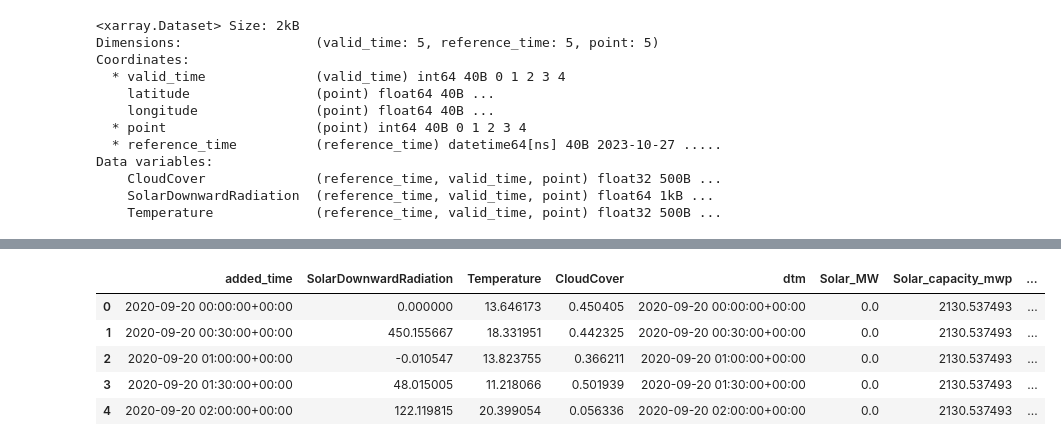
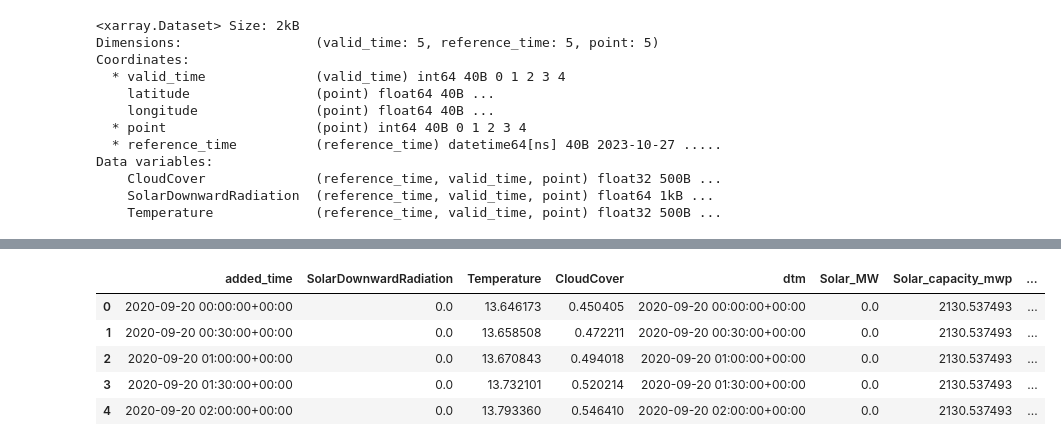
Before and after one commit to Honthagr/ProjetE4-DataScience, a Jupyter notebook: energy_data.ipynb, the cells around one changed output, grey strips where cells are left out. Cells and saved outputs as stored; diff of their text form; code cells hidden in the pictures.

```diff
--- a/energy_data.ipynb
+++ b/energy_data.ipynb
@@ -60,27 +62,28 @@ modelling_table.head()
 # %%
 solar_radiation = dwd_solar_train["SolarDownwardRadiation"].mean(dim="point").to_dataframe().reset_index()
 temperature = dwd_solar_train["Temperature"].mean(dim="point").to_dataframe().reset_index()
 cloud_cover = dwd_solar_train["CloudCover"].mean(dim="point").to_dataframe().reset_index()
 
 dwd_solar_train_features = pd.merge(solar_radiation, temperature, on=["ref_datetime", "valid_datetime"])
 dwd_solar_train_features = pd.merge(dwd_solar_train_features, cloud_cover, on=["ref_datetime", "valid_datetime"])
 dwd_solar_train_features = dwd_solar_train_features[ dwd_solar_train_features["valid_datetime"] != 120 ]
 dwd_solar_train_features["ref_datetime"] = dwd_solar_train_features["ref_datetime"].dt.tz_localize("UTC")
-dwd_solar_train_features["added_time"] = dwd_solar_train_features["ref_datetime"] + pd.TimedeltaIndex(dwd_solar_train_features["valid_datetime"],unit="hours") * 0.05
+dwd_solar_train_features["added_time"] = dwd_solar_train_features["ref_datetime"] + pd.TimedeltaIndex(dwd_solar_train_features["valid_datetime"],unit="hours")
 energy_data["dtm"] = pd.to_datetime(energy_data["dtm"])
 modelling_table = dwd_solar_train_features
 modelling_table = modelling_table.set_index("added_time").groupby("ref_datetime").resample("30T").interpolate("linear")
 modelling_table = modelling_table.drop(columns="ref_datetime").reset_index()
 modelling_table = modelling_table.merge(energy_data,how="inner",left_on="added_time",right_on="dtm")
 modelling_table = modelling_table[modelling_table["added_time"] - modelling_table["ref_datetime"] < np.timedelta64(50,"h")]
 
 modelling_table = modelling_table.drop(columns=['MIP', 'SS_Price', 'DA_Price', 'Wind_MW', 'boa_MWh', "ref_datetime", "valid_datetime"])
-# modelling_table.to_csv("energy_data\clean_solar_energy_train.csv")
+modelling_table = modelling_table.groupby(by="added_time").mean().reset_index()
+modelling_table.to_csv("energy_data\clean_solar_energy_train.csv")
 modelling_table.head()
 # %% [output]
 |  | added_time | SolarDownwardRadiation | Temperature | CloudCover | dtm | Solar_MW | Solar_capacity_mwp | ... |
-| 0 | 2020-09-20 00:00:00+00:00 | 0.000000 | 13.646173 | 0.450405 | 2020-09-20 00:00:00+00:00 | 0.0 | 2130.537493 | ... |
-| 1 | 2020-09-20 00:30:00+00:00 | 450.155667 | 18.331951 | 0.442325 | 2020-09-20 00:30:00+00:00 | 0.0 | 2130.537493 | ... |
-| 2 | 2020-09-20 01:00:00+00:00 | -0.010547 | 13.823755 | 0.366211 | 2020-09-20 01:00:00+00:00 | 0.0 | 2130.537493 | ... |
-| 3 | 2020-09-20 01:30:00+00:00 | 48.015005 | 11.218066 | 0.501939 | 2020-09-20 01:30:00+00:00 | 0.0 | 2130.537493 | ... |
-| 4 | 2020-09-20 02:00:00+00:00 | 122.119815 | 20.399054 | 0.056336 | 2020-09-20 02:00:00+00:00 | 0.0 | 2130.537493 | ... |
+| 0 | 2020-09-20 00:00:00+00:00 | 0.0 | 13.646173 | 0.450405 | 2020-09-20 00:00:00+00:00 | 0.0 | 2130.537493 | ... |
+| 1 | 2020-09-20 00:30:00+00:00 | 0.0 | 13.658508 | 0.472211 | 2020-09-20 00:30:00+00:00 | 0.0 | 2130.537493 | ... |
+| 2 | 2020-09-20 01:00:00+00:00 | 0.0 | 13.670843 | 0.494018 | 2020-09-20 01:00:00+00:00 | 0.0 | 2130.537493 | ... |
+| 3 | 2020-09-20 01:30:00+00:00 | 0.0 | 13.732101 | 0.520214 | 2020-09-20 01:30:00+00:00 | 0.0 | 2130.537493 | ... |
+| 4 | 2020-09-20 02:00:00+00:00 | 0.0 | 13.793360 | 0.546410 | 2020-09-20 02:00:00+00:00 | 0.0 | 2130.537493 | ... |
```
Also changed, not shown: parts of 3 cells of this notebook, 2 other files.
